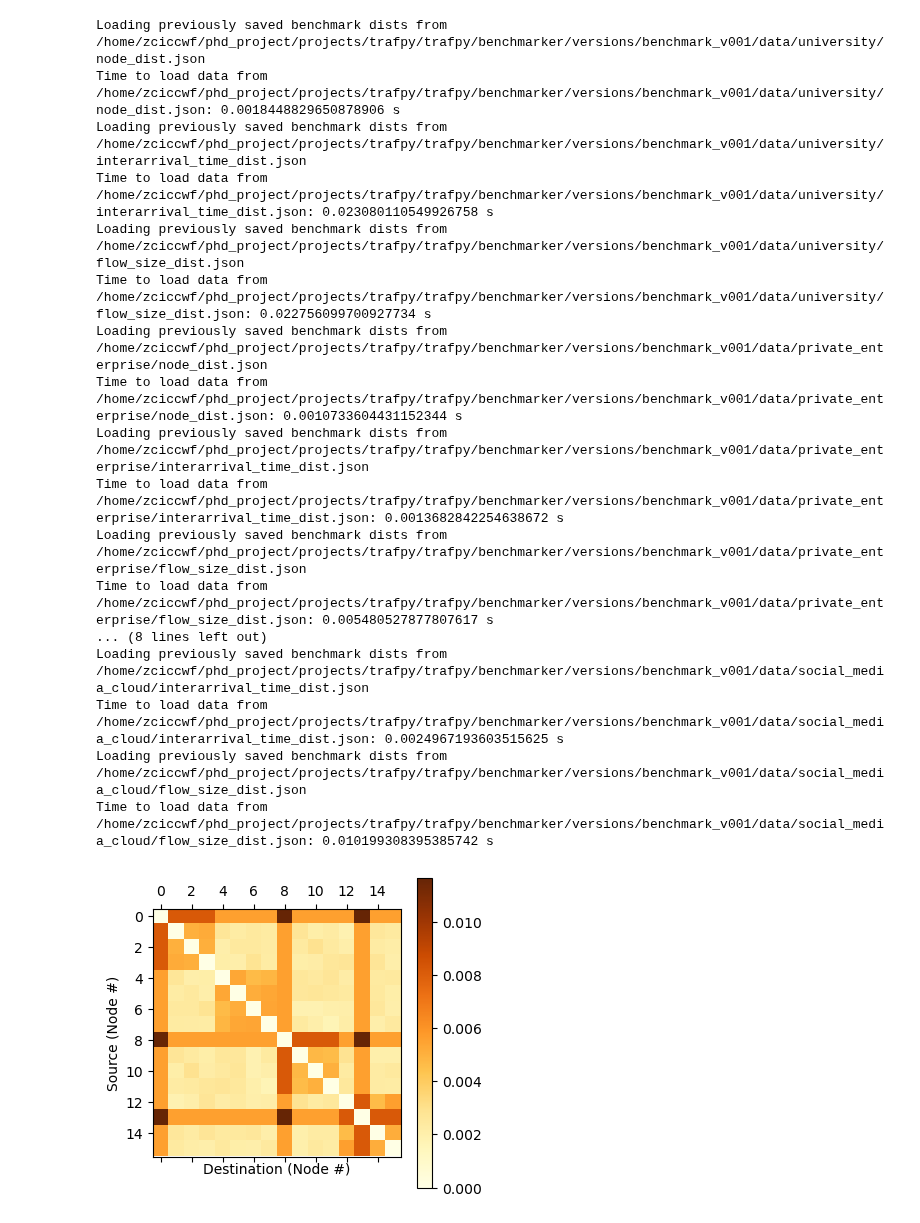
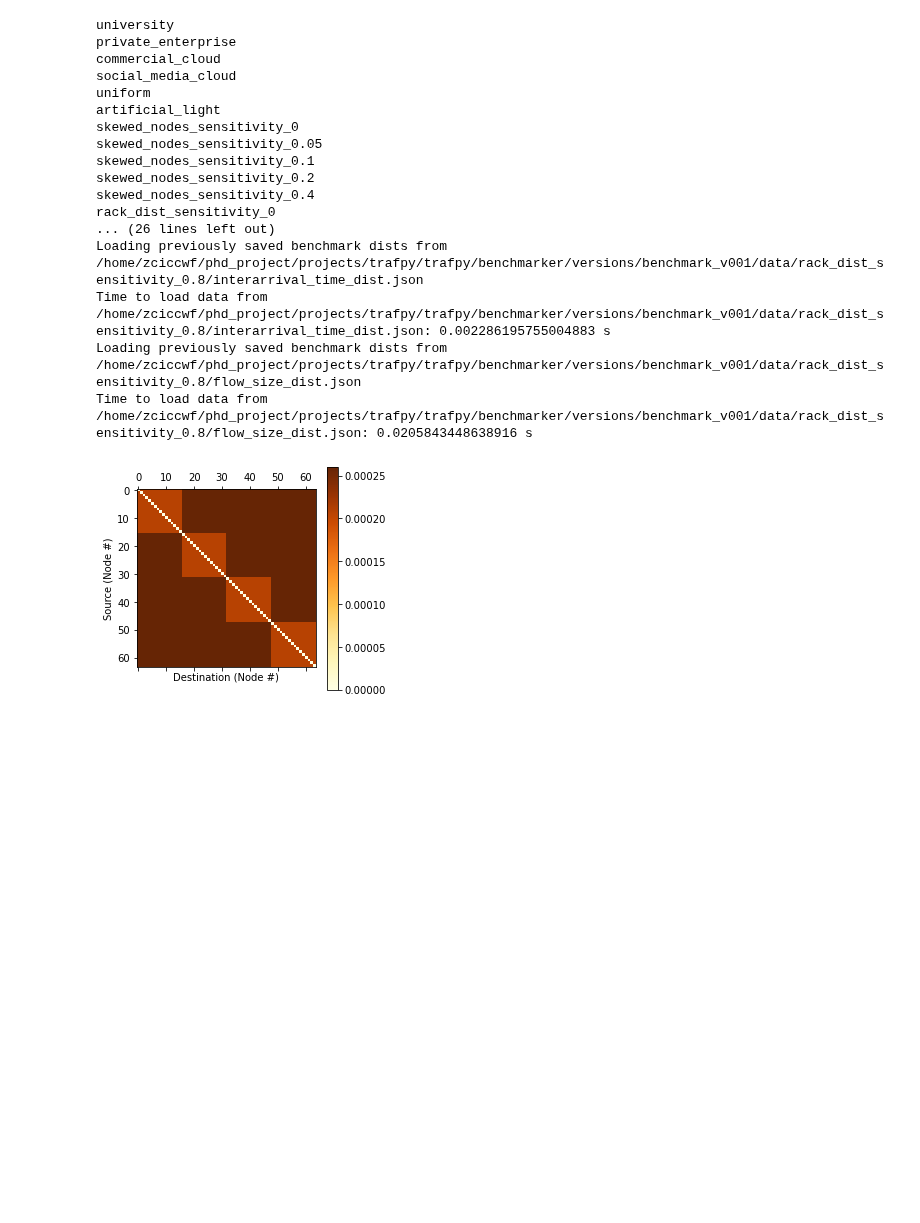
Before and after one commit to cwfparsonson/trafpy, a Jupyter notebook: trafpy/benchmarker/versions/benchmark_v001/benchmark_plot_script_notebook.ipynb, the cells around one changed output. Cells and saved outputs as stored; diff of their text form; code cells hidden in the pictures; blank space fills up the shorter version.

```diff
--- a/trafpy/benchmarker/versions/benchmark_v001/benchmark_plot_script_notebook.ipynb
+++ b/trafpy/benchmarker/versions/benchmark_v001/benchmark_plot_script_notebook.ipynb
@@ -9,24 +6,30 @@ The autoreload extension is already loaded. To reload it, use:
 # %%
 %autoreload
+import config
+
 distgen = DistributionGenerator(load_prev_dists=True)
 # plots, dists, rand_vars = distgen.plot_benchmark_dists(benchmarks=['uniform', 'university', 'private_enterprise', 'commercial_cloud', 'social_media_cloud'])
-plots, dists, rand_vars = distgen.plot_benchmark_dists(benchmarks=['university', 'private_enterprise', 'commercial_cloud', 'social_media_cloud'])
+for benchmark in config.ALL_BENCHMARK_SETS:
+    print(benchmark)
+# plots, dists, rand_vars = distgen.plot_benchmark_dists(benchmarks=config.ALL_BENCHMARK_SETS)
+# plots, dists, rand_vars = distgen.plot_benchmark_dists(benchmarks=['skewed_nodes_sensitivity_{}'.format(i) for i in [0, 0.05, 0.1, 0.2, 0.4]])
+plots, dists, rand_vars = distgen.plot_benchmark_dists(benchmarks=['rack_dist_sensitivity_{}'.format(i) for i in [0.2, 0.4, 0.6, 0.8]])
 # %% [output]
-Loading previously saved benchmark dists from /home/zciccwf/phd_project/projects/trafpy/trafpy/benchmarker/versions/benchmark_v001/data/university/node_dist.json
-Time to load data from /home/zciccwf/phd_project/projects/trafpy/trafpy/benchmarker/versions/benchmark_v001/data/university/node_dist.json: 0.0018448829650878906 s
-Loading previously saved benchmark dists from /home/zciccwf/phd_project/projects/trafpy/trafpy/benchmarker/versions/benchmark_v001/data/university/interarrival_time_dist.json
-Time to load data from /home/zciccwf/phd_project/projects/trafpy/trafpy/benchmarker/versions/benchmark_v001/data/university/interarrival_time_dist.json: 0.023080110549926758 s
-Loading previously saved benchmark dists from /home/zciccwf/phd_project/projects/trafpy/trafpy/benchmarker/versions/benchmark_v001/data/university/flow_size_dist.json
-Time to load data from /home/zciccwf/phd_project/projects/trafpy/trafpy/benchmarker/versions/benchmark_v001/data/university/flow_size_dist.json: 0.022756099700927734 s
-Loading previously saved benchmark dists from /home/zciccwf/phd_project/projects/trafpy/trafpy/benchmarker/versions/benchmark_v001/data/private_enterprise/node_dist.json
-Time to load data from /home/zciccwf/phd_project/projects/trafpy/trafpy/benchmarker/versions/benchmark_v001/data/private_enterprise/node_dist.json: 0.0010733604431152344 s
-Loading previously saved benchmark dists from /home/zciccwf/phd_project/projects/trafpy/trafpy/benchmarker/versions/benchmark_v001/data/private_enterprise/interarrival_time_dist.json
-Time to load data from /home/zciccwf/phd_project/projects/trafpy/trafpy/benchmarker/versions/benchmark_v001/data/private_enterprise/interarrival_time_dist.json: 0.0013682842254638672 s
-Loading previously saved benchmark dists from /home/zciccwf/phd_project/projects/trafpy/trafpy/benchmarker/versions/benchmark_v001/data/private_enterprise/flow_size_dist.json
-Time to load data from /home/zciccwf/phd_project/projects/trafpy/trafpy/benchmarker/versions/benchmark_v001/data/private_enterprise/flow_size_dist.json: 0.005480527877807617 s
-... (8 lines left out)
-Loading previously saved benchmark dists from /home/zciccwf/phd_project/projects/trafpy/trafpy/benchmarker/versions/benchmark_v001/data/social_media_cloud/interarrival_time_dist.json
-Time to load data from /home/zciccwf/phd_project/projects/trafpy/trafpy/benchmarker/versions/benchmark_v001/data/social_media_cloud/interarrival_time_dist.json: 0.0024967193603515625 s
-Loading previously saved benchmark dists from /home/zciccwf/phd_project/projects/trafpy/trafpy/benchmarker/versions/benchmark_v001/data/social_media_cloud/flow_size_dist.json
-Time to load data from /home/zciccwf/phd_project/projects/trafpy/trafpy/benchmarker/versions/benchmark_v001/data/social_media_cloud/flow_size_dist.json: 0.010199308395385742 s
+university
+private_enterprise
+commercial_cloud
+social_media_cloud
+uniform
+artificial_light
+skewed_nodes_sensitivity_0
+skewed_nodes_sensitivity_0.05
+skewed_nodes_sensitivity_0.1
+skewed_nodes_sensitivity_0.2
+skewed_nodes_sensitivity_0.4
+rack_dist_sensitivity_0
+... (26 lines left out)
+Loading previously saved benchmark dists from /home/zciccwf/phd_project/projects/trafpy/trafpy/benchmarker/versions/benchmark_v001/data/rack_dist_sensitivity_0.8/interarrival_time_dist.json
+Time to load data from /home/zciccwf/phd_project/projects/trafpy/trafpy/benchmarker/versions/benchmark_v001/data/rack_dist_sensitivity_0.8/interarrival_time_dist.json: 0.002286195755004883 s
+Loading previously saved benchmark dists from /home/zciccwf/phd_project/projects/trafpy/trafpy/benchmarker/versions/benchmark_v001/data/rack_dist_sensitivity_0.8/flow_size_dist.json
+Time to load data from /home/zciccwf/phd_project/projects/trafpy/trafpy/benchmarker/versions/benchmark_v001/data/rack_dist_sensitivity_0.8/flow_size_dist.json: 0.0205843448638916 s
-[figure, old version]
+[figure, new version]
```
Also changed, not shown: parts of 3 cells of this notebook, 27 other files.
